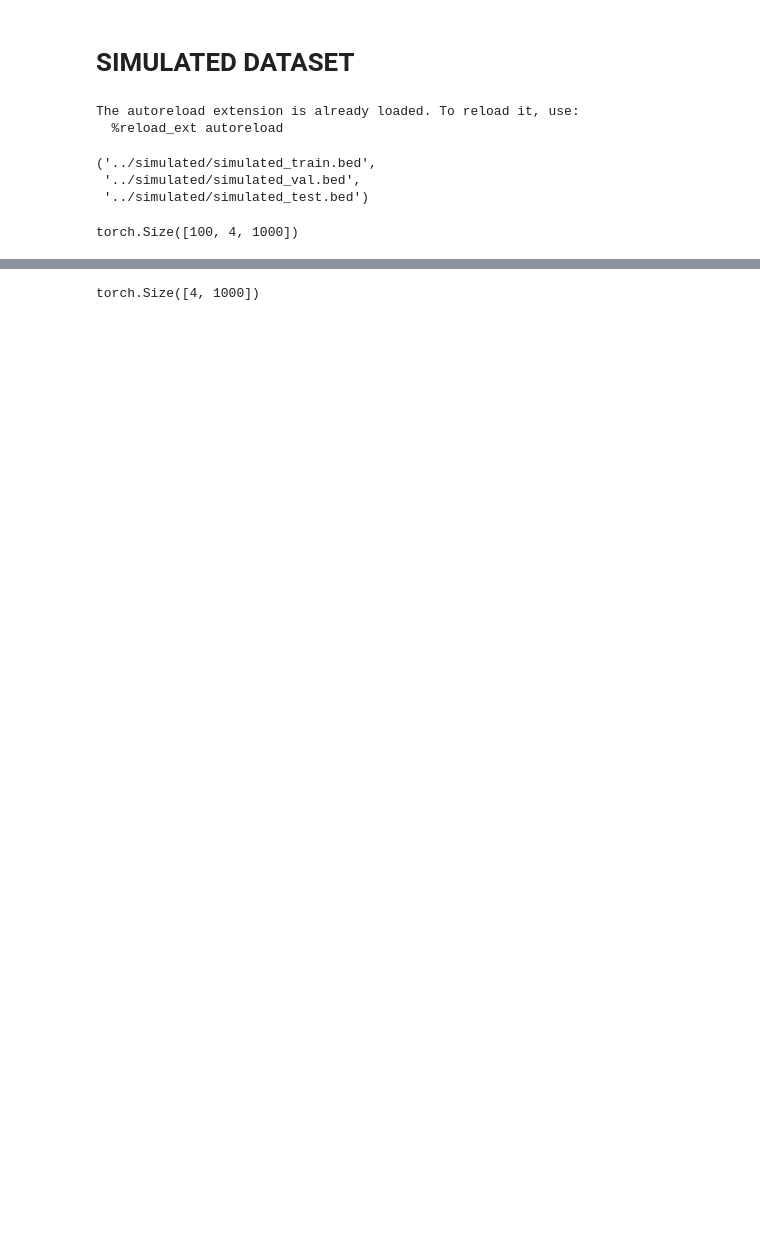
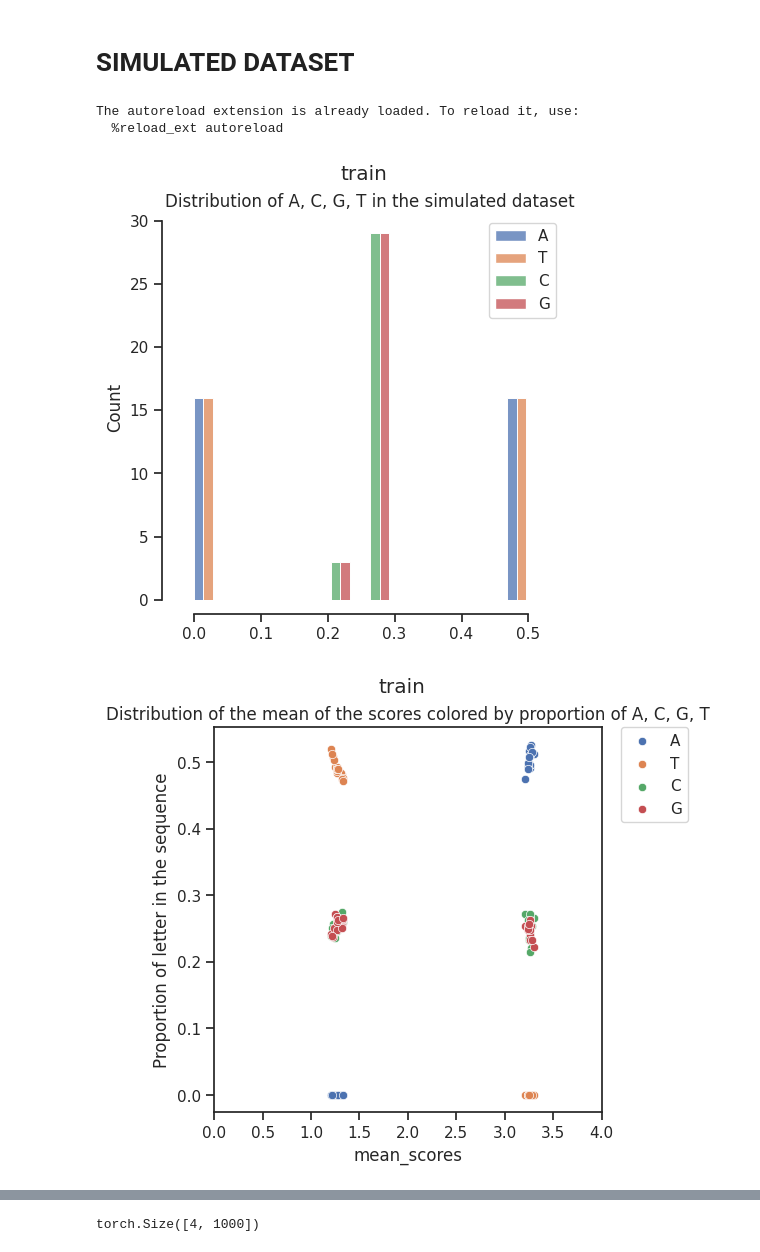
Before and after one commit to luisas/CrossEvoPred, a Jupyter notebook: bin/simulate.ipynb, the cells around one changed output, grey strips where cells are left out. Drawn from its saved outputs; the diff is of its cells as text; code cells hidden in the pictures; blank space fills up the shorter version.

```diff
--- a/bin/simulate.ipynb
+++ b/bin/simulate.ipynb
@@ -66,9 +94,0 @@ def simulate_sequences(N, L, window_size, output_bed):
-# %%
-# Create simulated data
-training_file = "../simulated/simulated"
-config_file = "../bin/crossevopred/config/test_config.yaml"
-simulate_sequences(N = 100, L = 1000, window_size= 128, output_bed=training_file)
-# %% [output]
-('../simulated/simulated_train.bed',
- '../simulated/simulated_val.bed',
- '../simulated/simulated_test.bed')
@@ -90,4 +95,62 @@ torch.save(val_dataset, val_dataset_file)
-# %%
-trainining_datatset_loader.sequences.shape
-# %% [output]
-torch.Size([100, 4, 1000])
+# %%
+# Shut off warnings
+import warnings
+import matplotlib.pyplot as plt
+import matplotlib as mpl
+import seaborn as sns
+warnings.filterwarnings('ignore')
+sns.set_theme(style="ticks")
+plt.rcParams['figure.figsize'] = [2, 2]
+
+# Visualize the dataset distributions of the simulated data
+
+suptitle = "Simulated data"
+# calculate A, C, G, T proportions
+
+def prep_df_input_file(file):
+    df = pd.read_csv(file, sep="\t", header=None)
+    df.columns = ["chr", "start", "end", "scores", "sequence"]
+    df["A"] = df["sequence"].apply(lambda x: x.count("A")/len(x))
+    df["C"] = df["sequence"].apply(lambda x: x.count("C")/len(x))
+    df["G"] = df["sequence"].apply(lambda x: x.count("G")/len(x))
+    df["T"] = df["sequence"].apply(lambda x: x.count("T")/len(x))
+    df["mean_scores"] = df["scores"].apply(lambda x: np.mean([float(i) for i in x.split(",")]))
+    return df
+
+def plot_distribution(df, suptitle = "", title = "Distribution of A, C, G, T in the simulated dataset"):
+    plot_1 = plt.figure(figsize=(5, 5))  # Adjust width and height as needed
+    plot_1 = sns.histplot(df[["A",  "T", "C", "G"]], multiple = "dodge")
+    # add log scale
+    plt.title(title)
+    sns.despine(offset=10, trim=True)
+    plt.suptitle(suptitle)
+    return plot_1
+
+def plot_scatter_labels(df, suptitle = "", title = "Scatter plot"):
+    plot_2 = plt.figure(figsize=(5, 5))  # Adjust width and height as needed
+    plot_2 = sns.scatterplot(data=df, x="mean_scores", y="A", label="A")
+    plot_2 = sns.scatterplot(data=df, x="mean_scores", y="T", label="T")
+    plot_2 = sns.scatterplot(data=df, x="mean_scores", y="C", label="C")
+    plot_2 = sns.scatterplot(data=df, x="mean_scores", y="G", label="G")
+    plt.legend(bbox_to_anchor=(1.05, 1), loc=2, borderaxespad=0.)
+    plt.ylabel("Proportion of letter in the sequence")
+    # x axis start from 0
+    plt.xlim(0, 4)
+    plt.title("Distribution of the mean of the scores colored by proportion of A, C, G, T")
+    # subtitle
+    plt.suptitle(suptitle)
+    return plot_2
+
+train_df = prep_df_input_file(training_file+ "_train.bed")
+val_df = prep_df_input_file(training_file+ "_val.bed")
+test_df = prep_df_input_file(training_file+ "_test.bed")
+
+# train
+plot1 = plot_distribution(train_df, "train")
+plot2 = plot_scatter_labels(train_df, "train")
+# test
+plot1 = plot_distribution(test_df, "test")
+plot2 = plot_scatter_labels(test_df, "test")
+# %% [output]
+[figure, added]
+[figure, added]
```
Also changed, not shown: parts of 9 cells of this notebook, 5 other files.
